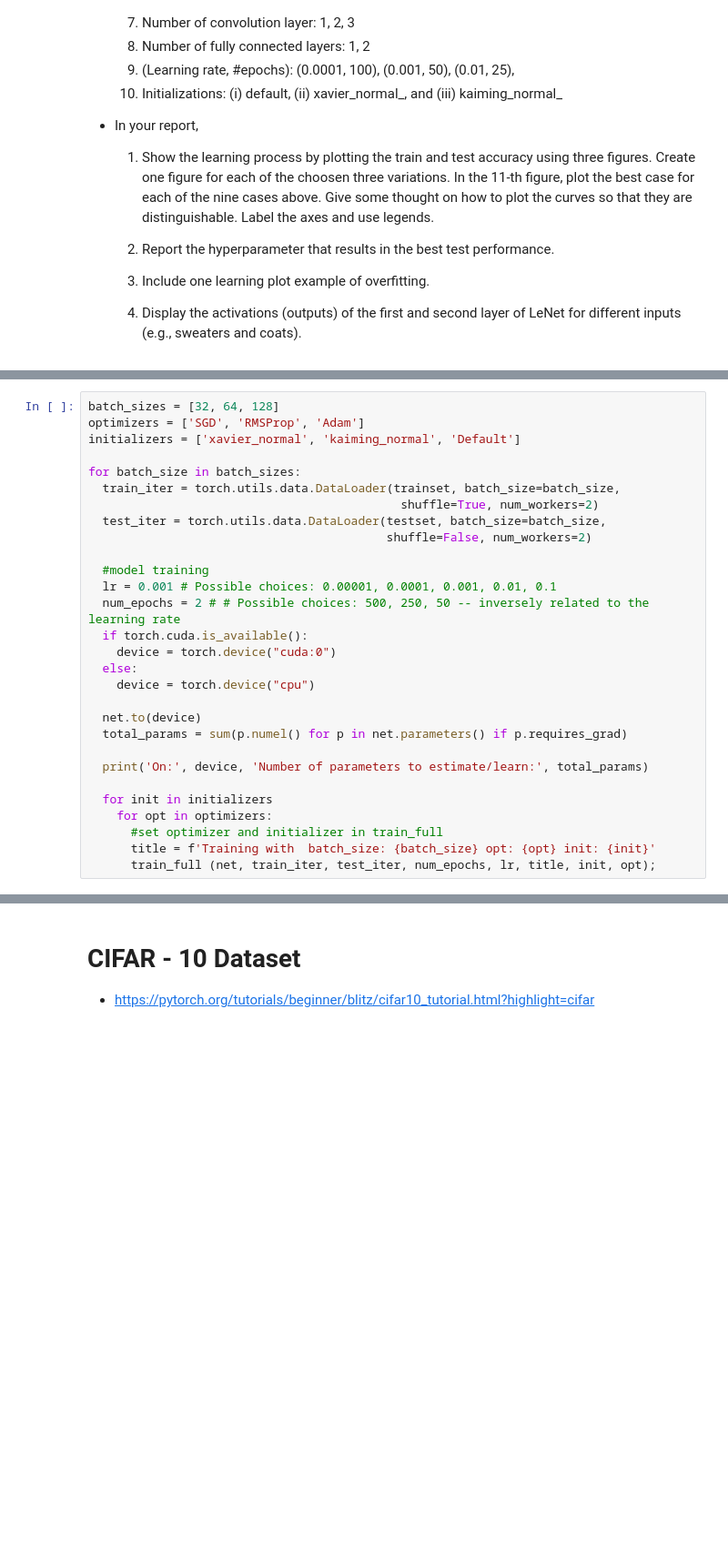
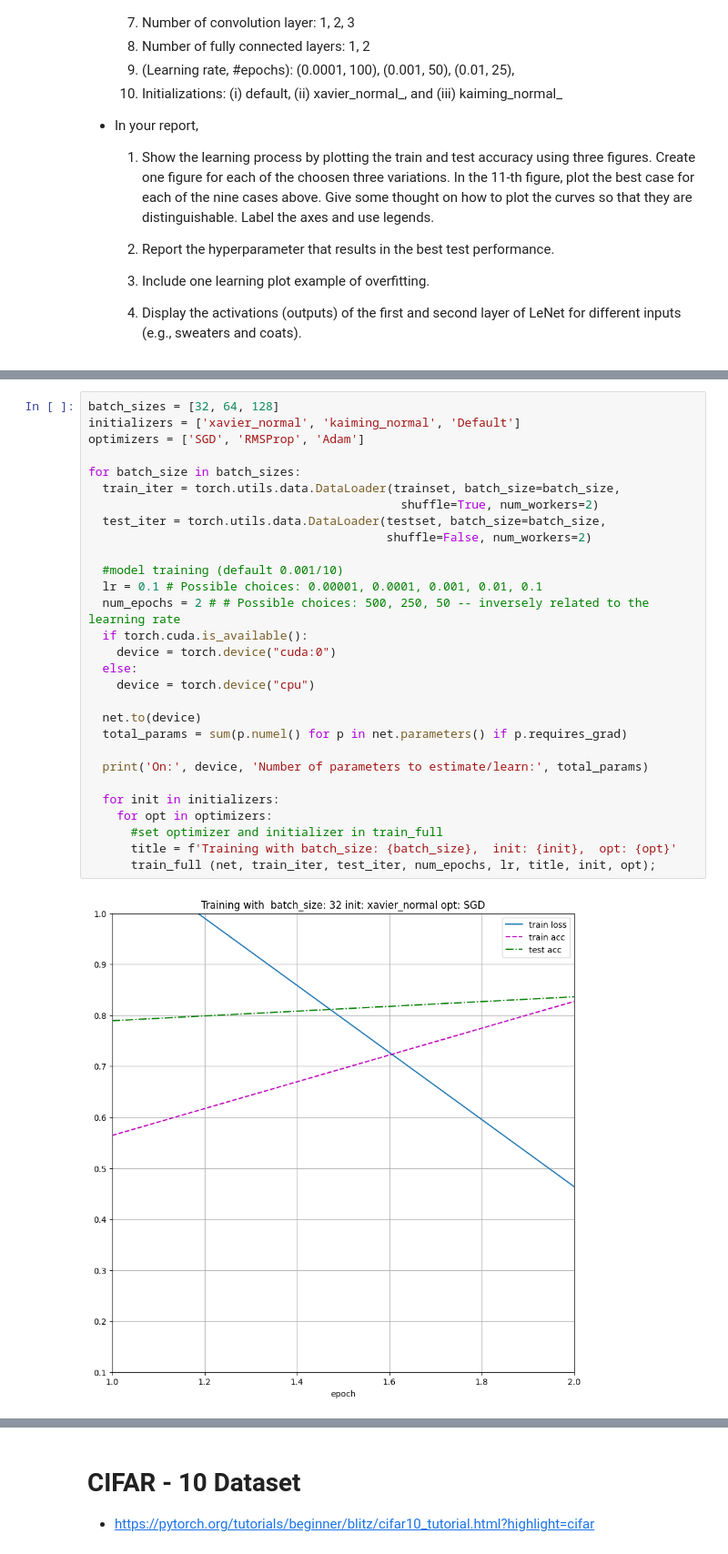
Before and after one commit to ChrisKantor/CAP-6415-Computer-Vision, a Jupyter notebook: CV_Module_5_3__Convolutional_Neural_Networks.ipynb, the cells around one changed output, grey strips where cells are left out. Shown at 91% size. Drawn from its saved outputs; the diff is of its cells as text; blank space fills up the shorter version.

```diff
--- a/CV_Module_5_3__Convolutional_Neural_Networks.ipynb
+++ b/CV_Module_5_3__Convolutional_Neural_Networks.ipynb
@@ -696,30 +697,31 @@ testset = torchvision.datasets.FashionMNIST(root='./data', train=False,
 # %%
 batch_sizes = [32, 64, 128]
+initializers = ['xavier_normal', 'kaiming_normal', 'Default']
 optimizers = ['SGD', 'RMSProp', 'Adam']
-initializers = ['xavier_normal', 'kaiming_normal', 'Default']
 
 for batch_size in batch_sizes:
   train_iter = torch.utils.data.DataLoader(trainset, batch_size=batch_size,
                                             shuffle=True, num_workers=2)
   test_iter = torch.utils.data.DataLoader(testset, batch_size=batch_size,
                                           shuffle=False, num_workers=2)
 
-  #model training
-  lr = 0.001 # Possible choices: 0.00001, 0.0001, 0.001, 0.01, 0.1
+  #model training (default 0.001/10)
+  lr = 0.1 # Possible choices: 0.00001, 0.0001, 0.001, 0.01, 0.1
   num_epochs = 2 # # Possible choices: 500, 250, 50 -- inversely related to the learning rate
   if torch.cuda.is_available():
     device = torch.device("cuda:0")
   else:
     device = torch.device("cpu")
 
   net.to(device)
   total_params = sum(p.numel() for p in net.parameters() if p.requires_grad)
 
   print('On:', device, 'Number of parameters to estimate/learn:', total_params)
 
-  for init in initializers
+  for init in initializers:
     for opt in optimizers:
       #set optimizer and initializer in train_full
-      title = f'Training with  batch_size: {batch_size} opt: {opt} init: {init}'
+      title = f'Training with batch_size: {batch_size},  init: {init},  opt: {opt}'
       train_full (net, train_iter, test_iter, num_epochs, lr, title, init, opt);
 # %% [output]
+[figure, added]
```
Also changed, not shown: parts of 6 cells of this notebook.
